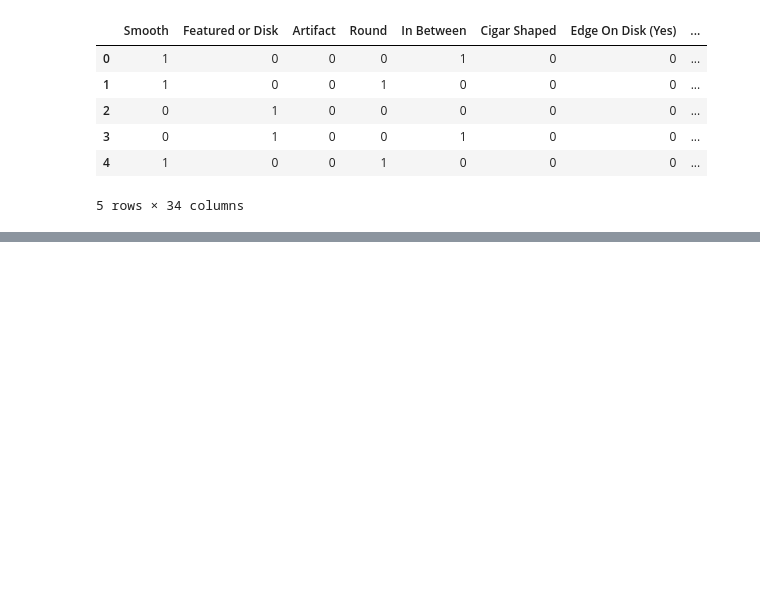
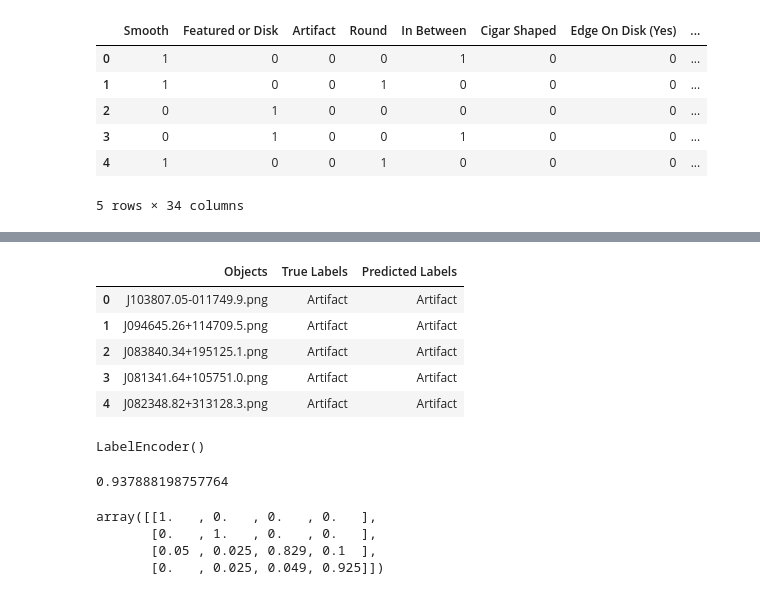
Before and after one commit to Harry45/MTL, a Jupyter notebook: metrics-and-confusion-matrix.ipynb, the cells around one changed output, grey strips where cells are left out. Drawn from its saved outputs; the diff is of its cells as text; code cells hidden in the pictures; blank space fills up the shorter version.

```diff
--- a/metrics-and-confusion-matrix.ipynb
+++ b/metrics-and-confusion-matrix.ipynb
@@ -369,0 +415,16 @@ test_copy[tasks_order].head()
+# %%
+finetune = pd.read_csv('fewshot/finetune_train_10_300.csv')
+# %%
+finetune.head()
+# %% [output]
+|  | Objects | True Labels | Predicted Labels |
+| 0 | J103807.05-011749.9.png | Artifact | Artifact |
+| 1 | J094645.26+114709.5.png | Artifact | Artifact |
+| 2 | J083840.34+195125.1.png | Artifact | Artifact |
+| 3 | J081341.64+105751.0.png | Artifact | Artifact |
+| 4 | J082348.82+313128.3.png | Artifact | Artifact |
+# %%
+encoder_ft = LabelEncoder()
+encoder_ft.fit(finetune['True Labels'])
+# %% [output]
+LabelEncoder()
@@ -369,0 +434,4 @@ test_copy[tasks_order].head()
+# %%
+accuracy_score(truth_ft, predictions_ft)
+# %% [output]
+0.937888198757764
@@ -369,0 +440,7 @@ test_copy[tasks_order].head()
+# %%
+conf_ft / conf_ft.astype(np.float).sum(axis=1)
+# %% [output]
+array([[1.   , 0.   , 0.   , 0.   ],
+       [0.   , 1.   , 0.   , 0.   ],
+       [0.05 , 0.025, 0.829, 0.1  ],
+       [0.   , 0.025, 0.049, 0.925]])
```
Also changed, not shown: parts of 13 cells of this notebook, 4 other files.
